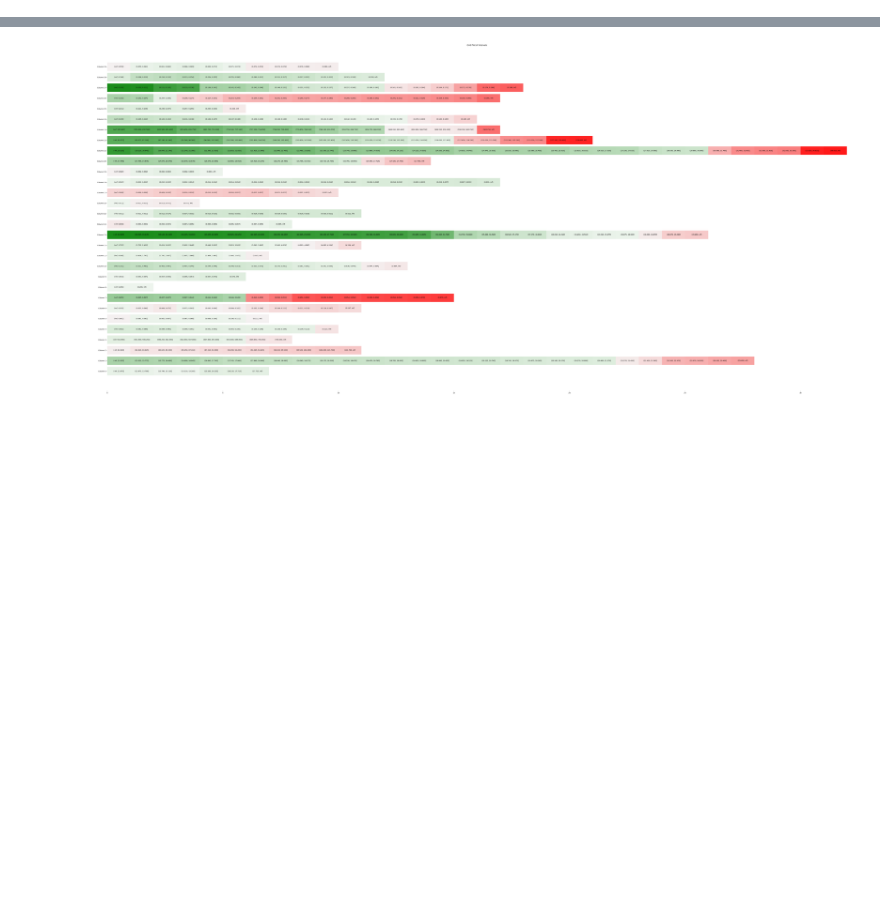
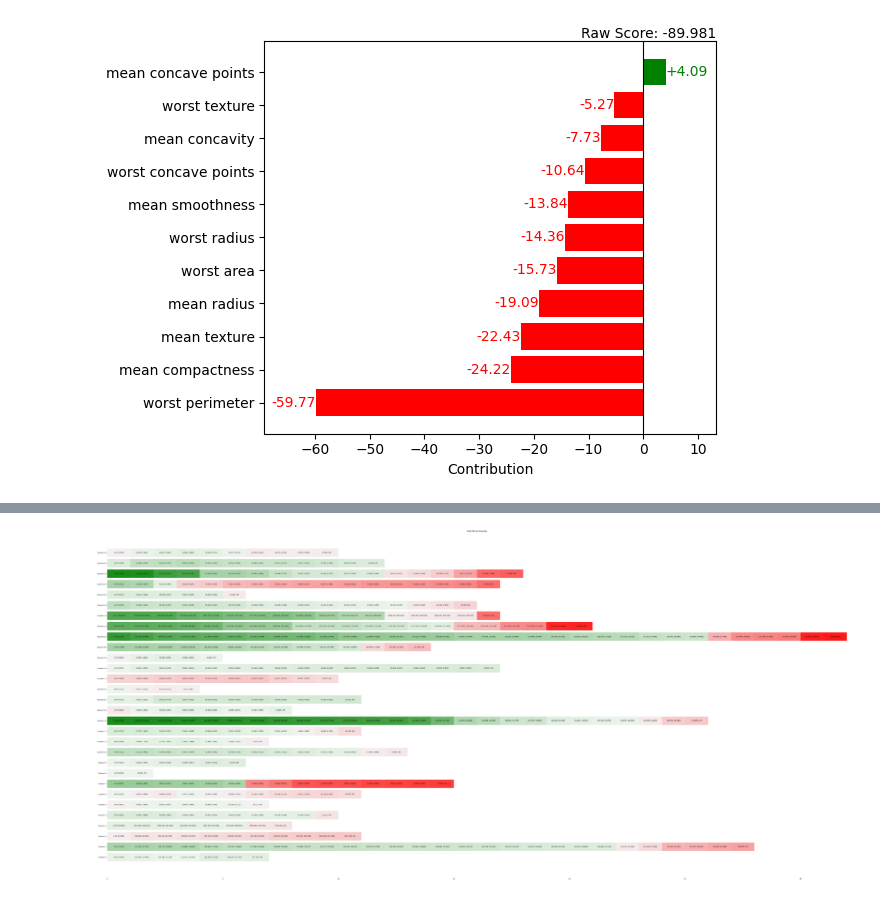
Before and after one commit to sametcopur/treemind, a Jupyter notebook: examples/breast_cancer.ipynb, the cells around one changed output, grey strips where cells are left out. Cells and saved outputs as stored; diff of their text form; code cells hidden in the pictures; blank space fills up the shorter version.

```diff
--- a/deneme.ipynb
+++ b/examples/breast_cancer.ipynb
@@ -13,7 +13,9 @@ train_data = lgb.Dataset(X_train, label=y_train)
 params = {
     "objective": "binary",
     "metric": "binary_logloss",
-    "boosting_type": "gbdt",
+    "boosting_type": "rf",
+    "bagging_freq":1,
+    "bagging_fraction":0.6,
     "num_leaves": 31,
     "learning_rate": 0.05,
     "max_depth": 4,
@@ -36,4 +38,24 @@ from tree_explainer.plot import (
 # %%
 tree = Explainer()
 tree(model)
+# %%
+from tree_explainer import Explainer
+from tree_explainer.plot import bar_plot
+
+
+# model = lightgbm veya xgboost eğitilmiş objesi
+
+# explainer objesini olutşur
+explainer = Explainer()
+explainer(model)
+
+# tüm veriyi analiz edebilir
+values, raw_score = explainer.analyze_row(X_train, detailed=False)
+
+# veya bir satırı ya da birden çok satırı verebilirsiniz
+# values, raw_score = tree.analyze_row(X_train.iloc[[10], :], detailed=False)
+
+bar_plot(values, raw_score, columns=X_train.columns, max_col=11)
+# %% [output]
+[figure, added]
 # %%
```
Also changed, not shown: parts of 8 cells of this notebook, 25 other files.
